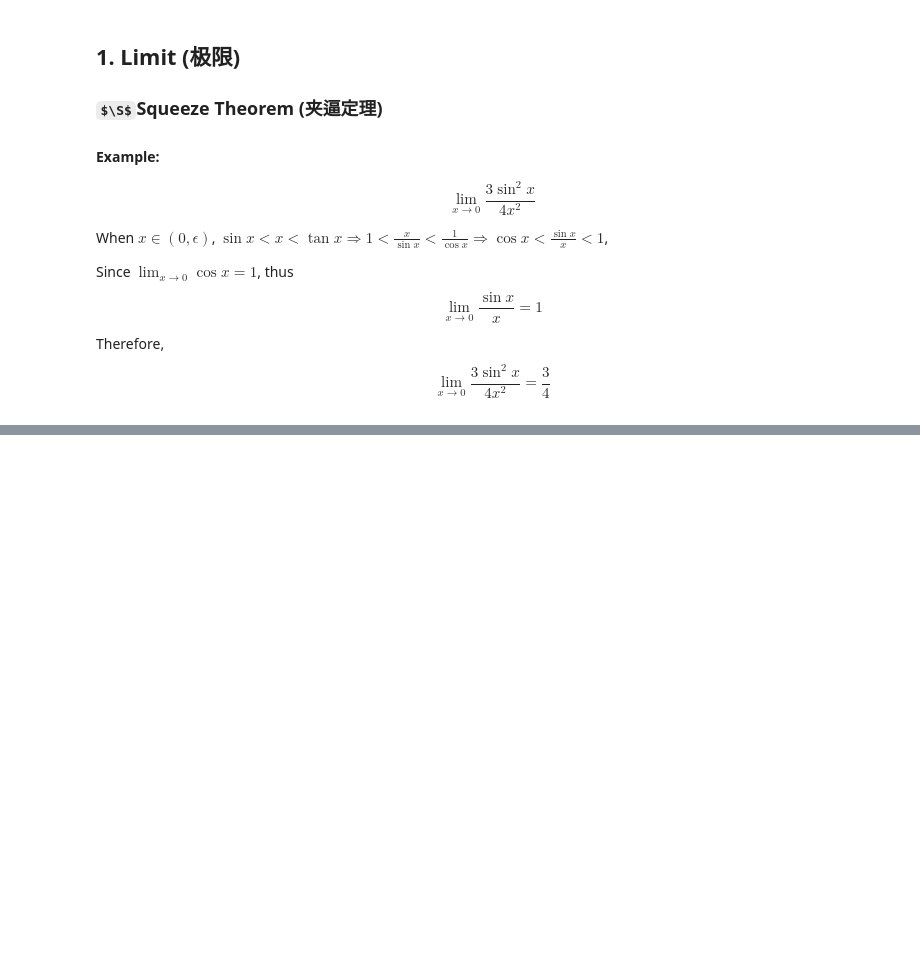
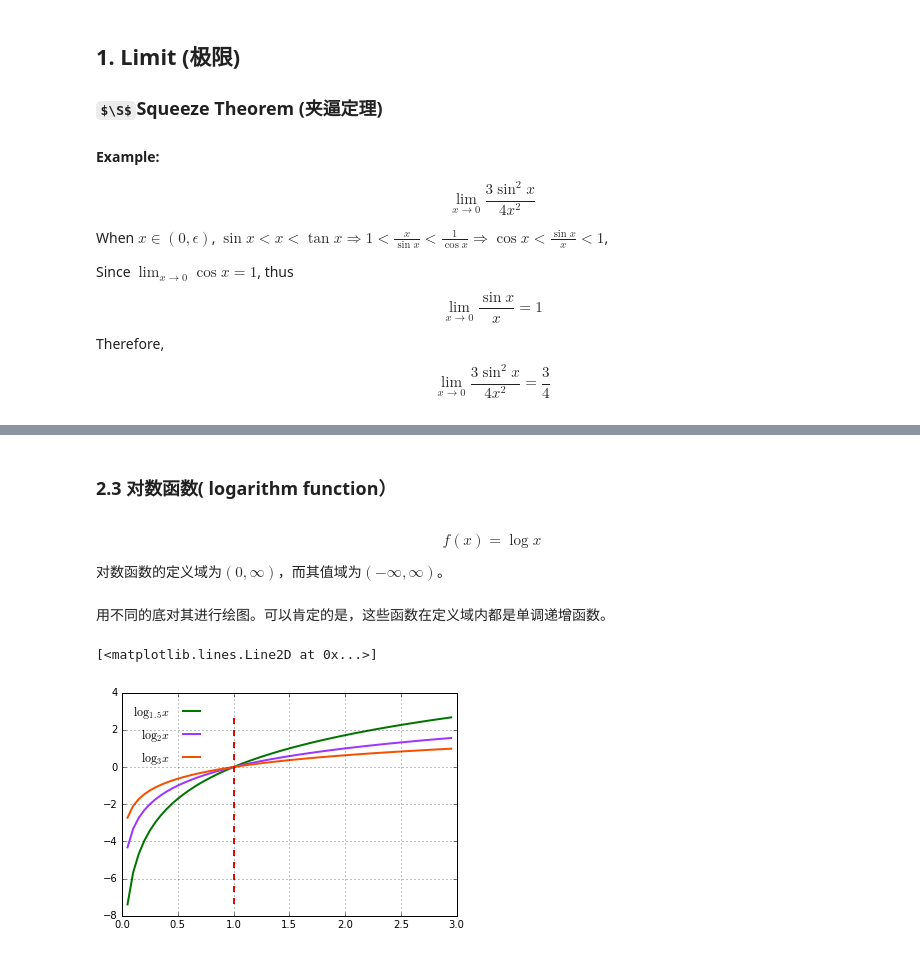
Before and after one commit to ricket-sjtu/bi028, a Jupyter notebook: ch10-calculus.ipynb, the cells around one changed output, grey strips where cells are left out. Cells and saved outputs as stored; diff of their text form; code cells hidden in the pictures; some formulas as TeX source; blank space fills up the shorter version.

```diff
--- a/ch10-calculus.ipynb
+++ b/ch10-calculus.ipynb
@@ -178,0 +60,27 @@ plot_polyfit(x, y, 3)
+# %% [markdown]
+### 2.3 对数函数( logarithm function）
+# %% [markdown]
+$$f(x) = \log x$$
+
+对数函数的定义域为$(0,\infty)$，而其值域为$(-\infty, \infty)$。
+# %% [markdown]
+用不同的底对其进行绘图。可以肯定的是，这些函数在定义域内都是单调递增函数。
+# %%
+import math
+import matplotlib.pyplot as plt
+%matplotlib inline
+import numpy as np
+
+x = np.arange(0.05, 3, 0.05)
+y1 =[math.log(a, 1.5) for a in x]
+plt.plot(x, y1, linewidth=2, color="#007500", label="$\log_{1.5} x$")
+y2 =[math.log(a, 2) for a in x]
+plt.plot(x, y2, linewidth=2, color="#9F35FF", label="$\log_2 x$")
+y3 =[math.log(a, 3) for a in x]
+plt.plot(x, y3, linewidth=2, color="#F75000", label="$\log_3 x$")
+plt.legend(loc=0, frameon=True, fancybox=False, framealpha=0, markerfirst=False, markerscale=1)
+plt.grid(True)
+plt.plot([1, 1], [y1[0], y1[-1]], 'r--', linewidth=2)
+# %% [output]
+[<matplotlib.lines.Line2D at 0x...>]
+[figure, added]
```
Also changed, not shown: parts of 64 cells of this notebook.
